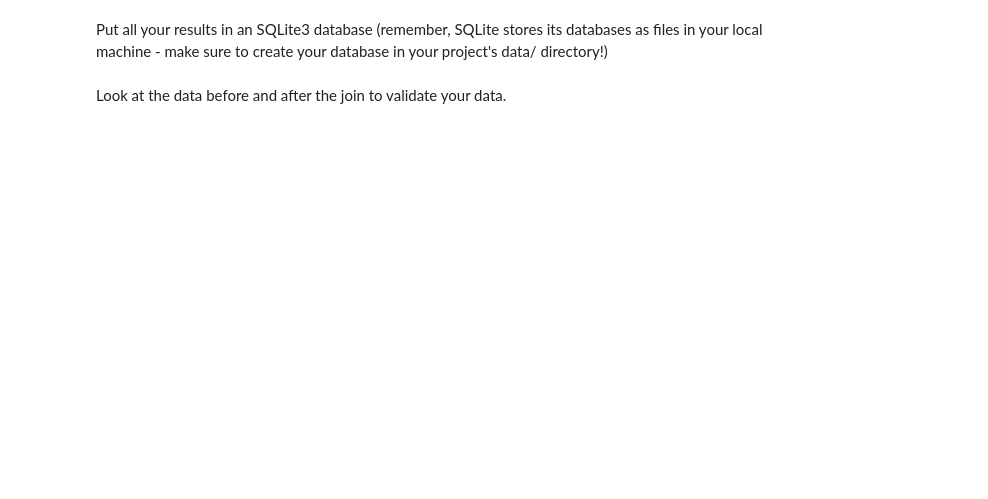
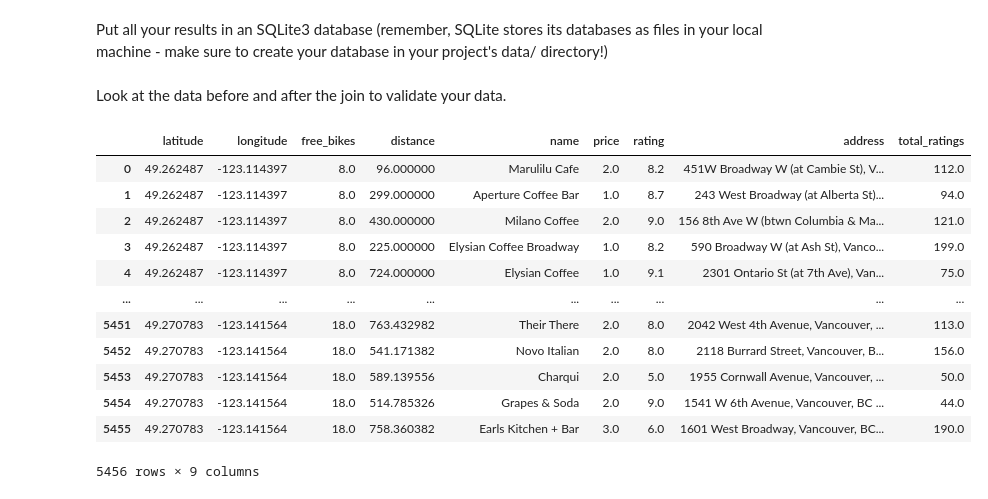
Before and after one commit to SBangarh/Bike-station-and-destination-location, a Jupyter notebook: notebooks/joining_data.ipynb, the cells around one changed output. Cells and saved outputs as stored; diff of their text form; code cells hidden in the pictures; blank space fills up the shorter version.

Commit message:
loaded data in to db

```diff
--- a/notebooks/joining_data.ipynb
+++ b/notebooks/joining_data.ipynb
@@ -167,3 +167,18 @@ no_outliers.describe()
 | max | 49.302577 | -123.035969 | 29.000000 | 999.561524 | 4.000000 | 10.000000 | 2592.000000 |
 # %% [markdown]
 # Database
+# %%
+import sqlite3
+from sqlite3 import Error
+
+def create_connection(path):
+    connection = None
+    try:
+        connection = sqlite3.connect(path)
+        print("connection was successful")
+    except Error as e:
+        print(f"The error '{e}' occurred")
+
+    return connection
+# %%
+connection = create_connection("python_project.sqlite")
@@ -170,2 +198,8 @@ no_outliers.describe()
 # %% [markdown]
 Put all your results in an SQLite3 database (remember, SQLite stores its databases as files in your local machine - make sure to create your database in your project's data/ directory!)
+# %%
+def to_sql(table_name, df_name, conn):
+    df_name.to_sql(table_name, connection, if_exists='replace', index=False)
+
+def read_sql(query_string):
+    return pd.read_sql(query_string, connection) #connection variable is specific to this notebook
@@ -172,2 +213,8 @@ Put all your results in an SQLite3 database (remember, SQLite stores its databas
+# %%
+# Test tables
+city_bikes = "select * from city_bikes"
+yelp = "select * from yelp"
+foursquare = "select * from foursquare"
+cb_yelp_foursquare = "select * from restaurants"
 # %% [markdown]
 Look at the data before and after the join to validate your data.
@@ -173,0 +230,17 @@ Look at the data before and after the join to validate your data.
+# %%
+##combined data
+read_sql(cb_yelp_foursquare)
+# %% [output]
+|  | latitude | longitude | free_bikes | distance | name | price | rating | address | total_ratings |
+| 0 | 49.262487 | -123.114397 | 8.0 | 96.000000 | Marulilu Cafe | 2.0 | 8.2 | 451W Broadway W (at Cambie St), V... | 112.0 |
+| 1 | 49.262487 | -123.114397 | 8.0 | 299.000000 | Aperture Coffee Bar | 1.0 | 8.7 | 243 West Broadway (at Alberta St)... | 94.0 |
+| 2 | 49.262487 | -123.114397 | 8.0 | 430.000000 | Milano Coffee | 2.0 | 9.0 | 156 8th Ave W (btwn Columbia & Ma... | 121.0 |
+| 3 | 49.262487 | -123.114397 | 8.0 | 225.000000 | Elysian Coffee Broadway | 1.0 | 8.2 | 590 Broadway W (at Ash St), Vanco... | 199.0 |
+| 4 | 49.262487 | -123.114397 | 8.0 | 724.000000 | Elysian Coffee | 1.0 | 9.1 | 2301 Ontario St (at 7th Ave), Van... | 75.0 |
+| ... | ... | ... | ... | ... | ... | ... | ... | ... | ... |
+| 5451 | 49.270783 | -123.141564 | 18.0 | 763.432982 | Their There | 2.0 | 8.0 | 2042 West 4th Avenue, Vancouver, ... | 113.0 |
+| 5452 | 49.270783 | -123.141564 | 18.0 | 541.171382 | Novo Italian | 2.0 | 8.0 | 2118 Burrard Street, Vancouver, B... | 156.0 |
+| 5453 | 49.270783 | -123.141564 | 18.0 | 589.139556 | Charqui | 2.0 | 5.0 | 1955 Cornwall Avenue, Vancouver, ... | 50.0 |
+| 5454 | 49.270783 | -123.141564 | 18.0 | 514.785326 | Grapes & Soda | 2.0 | 9.0 | 1541 W 6th Avenue, Vancouver, BC ... | 44.0 |
+| 5455 | 49.270783 | -123.141564 | 18.0 | 758.360382 | Earls Kitchen + Bar | 3.0 | 6.0 | 1601 West Broadway, Vancouver, BC... | 190.0 |
+5456 rows × 9 columns
```
Also changed, not shown: parts of 8 cells of this notebook.
